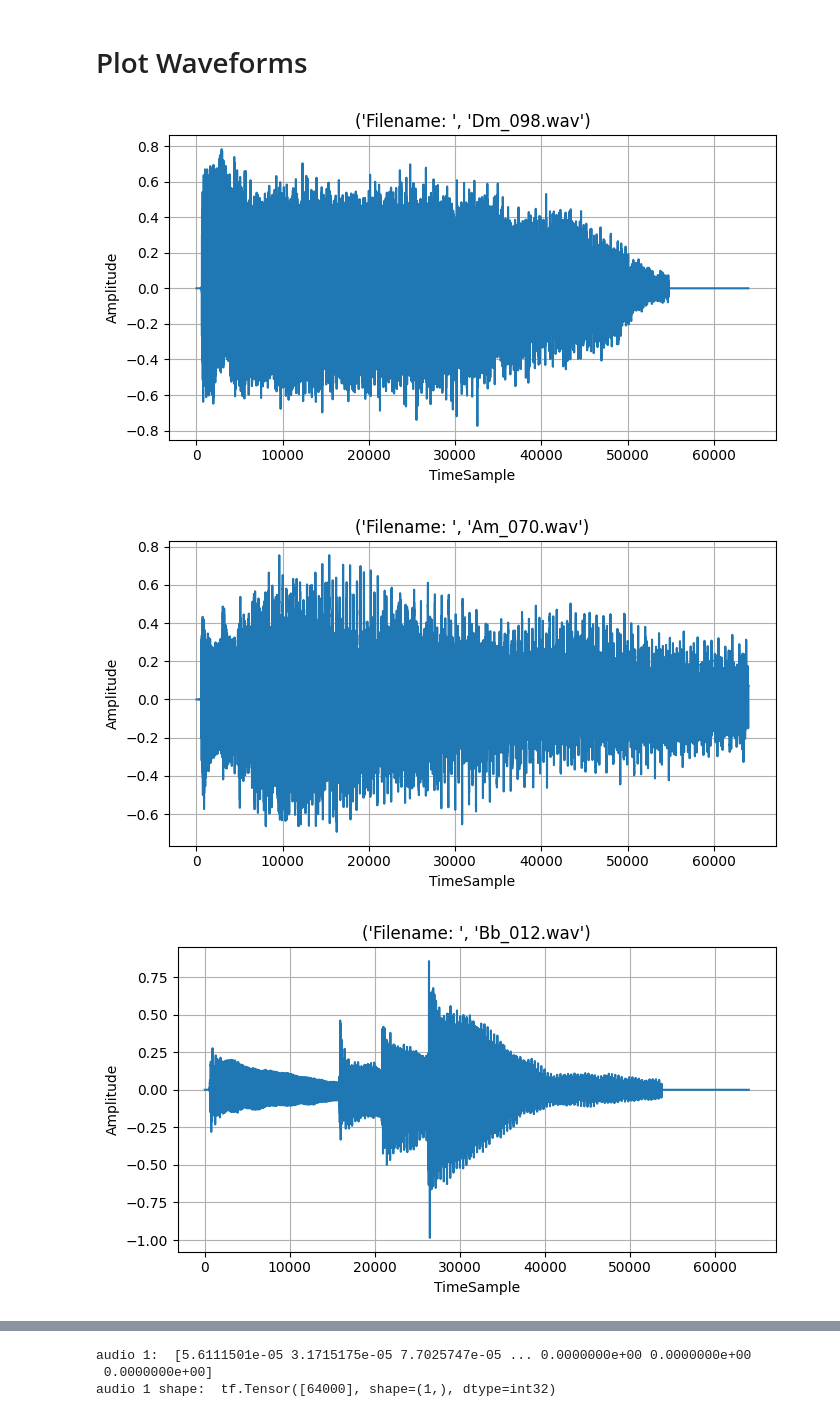
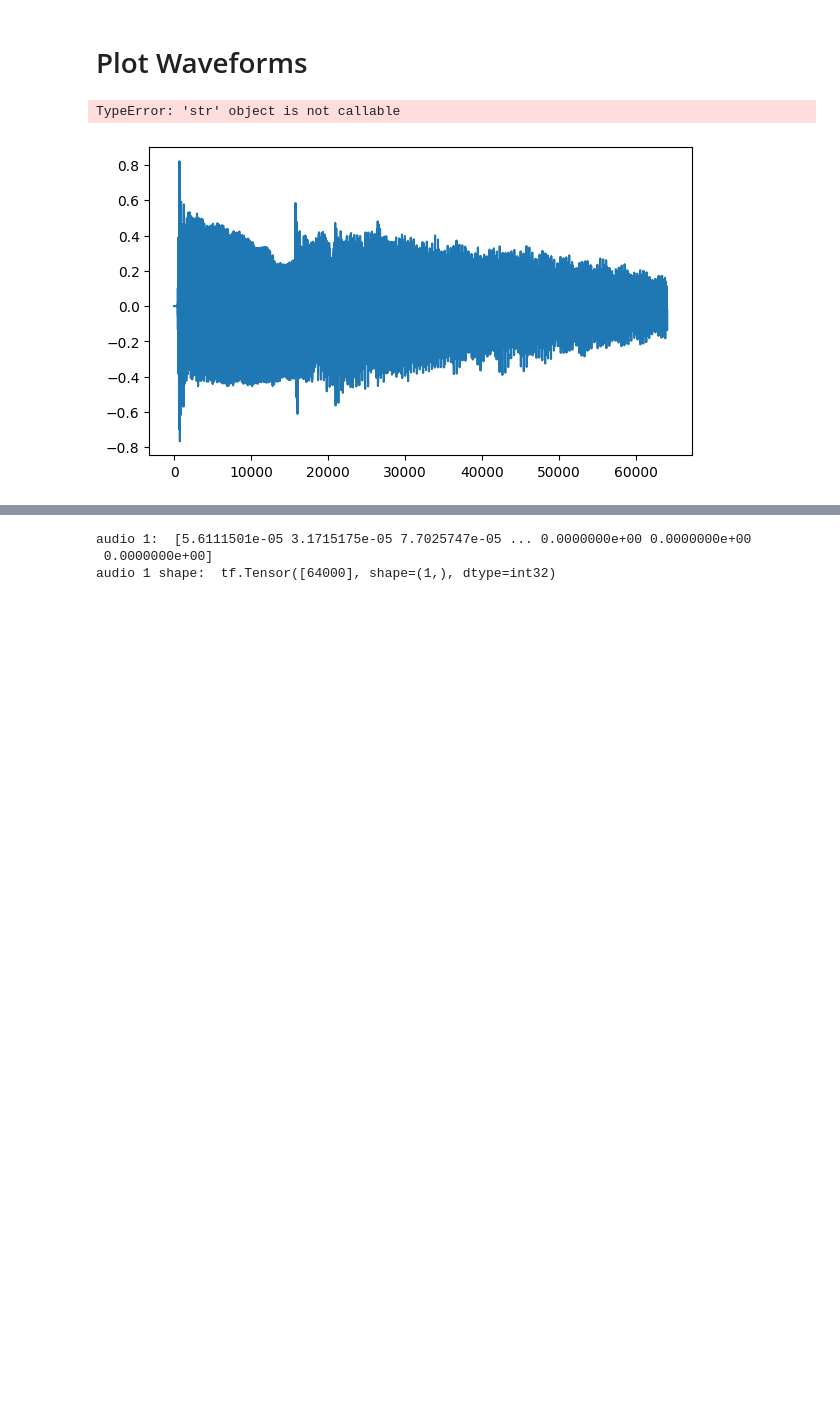
Before and after one commit to Shaneburk3/ChordApp, a Jupyter notebook: notebooks/chordexplorer_ml.ipynb, the cells around one changed output, grey strips where cells are left out. Cells and saved outputs as stored; diff of their text form; code cells hidden in the pictures; blank space fills up the shorter version.

```diff
--- a/notebooks/chordexplorer_ml.ipynb
+++ b/notebooks/chordexplorer_ml.ipynb
@@ -365,19 +363,18 @@ Train total:  320
 # %%
 import random
 
 training_samples = random.sample(range(len(audios)), 5)
 
 for i in training_samples:
-    plot_title = f"Filename: ", file_names[i]
+    plot_title = (f"File: {file_names[i]} Chord: {index_to_label.get(labels[i])}")
     plt.figure(figsize=(7, 4))
     plt.plot(audios[i])
     plt.title(plot_title)
     plt.xlabel("TimeSample")
     plt.ylabel("Amplitude")
     plt.grid(True)
     plt.tight_layout()
     plt.show()
 # %% [output]
+TypeError: 'str' object is not callable
-[figure, old version]
+[figure, new version]
-[figure, removed]
-[figure, removed]
```
Also changed, not shown: parts of 9 cells of this notebook, 7 other files.
